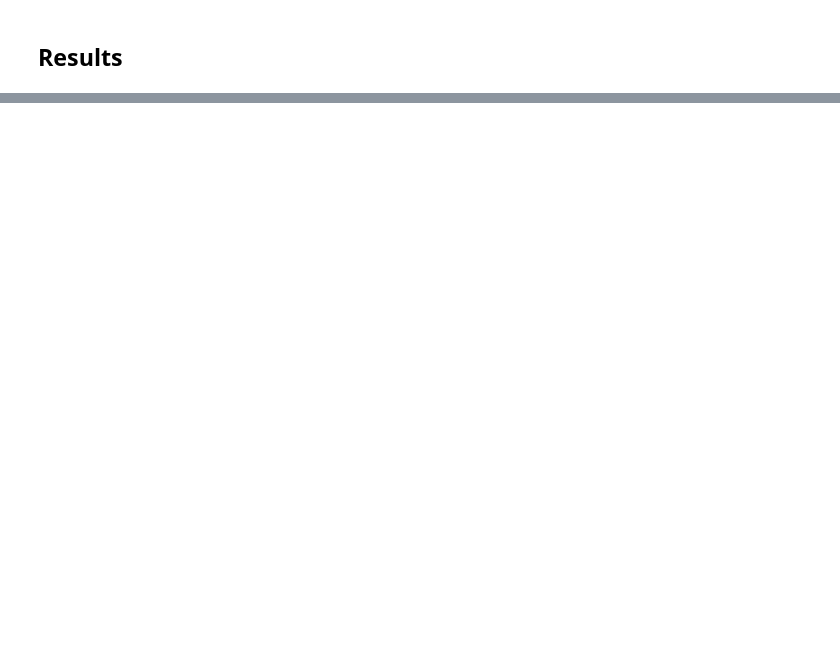
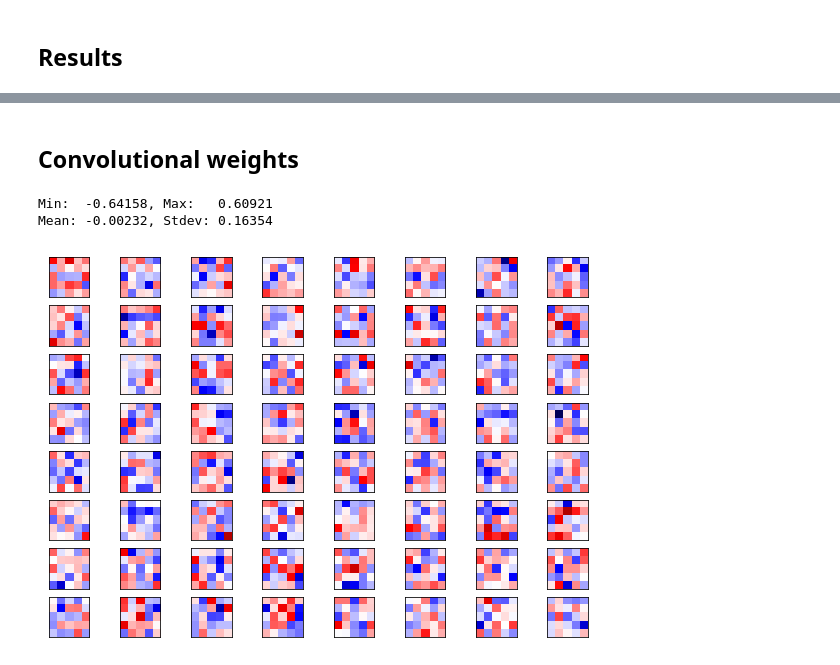
Before and after one commit to khvorov/tf-learn, a Jupyter notebook: cifar-10.ipynb, the cells around one changed output, grey strips where cells are left out. Saved outputs shown, nothing was run; the diff lists cells and outputs as text; code cells hidden in the pictures; blank space fills up the shorter version.

```diff
--- a/cifar-10.ipynb
+++ b/cifar-10.ipynb
@@ -373,0 +376,26 @@ def print_test_accuracy(show_example_errors=False, show_confusion_matrix=False):
+# %%
+def plot_conv_weights(weights, input_channel=0):
+    # retrieve values of weights
+    w = session.run(weights)
+
+    print('Min:  {0:.5f}, Max:   {1:.5f}'.format(w.min(), w.max()))
+    print('Mean: {0:.5f}, Stdev: {1:.5f}'.format(w.mean(), w.std()))
+
+    w_min = np.min(w)
+    w_max = np.max(w)
+    abs_max = max(abs(w_min), abs(w_max))
+
+    num_filters = w.shape[3]
+    num_grids = math.ceil(math.sqrt(num_filters))
+
+    fig, axes = plt.subplots(num_grids, num_grids)
+
+    for i, ax in enumerate(axes.flat):
+        if i < num_filters:
+            img = w[:, :, input_channel, i]
+            ax.imshow(img, vmin=-abs_max, vmax=abs_max,
+                      interpolation='nearest', cmap='seismic')
+        ax.set_xticks([])
+        ax.set_yticks([])
+
+    plt.show()
@@ -419,0 +471,8 @@ print_test_accuracy(show_example_errors=True, show_confusion_matrix=True)
+# %% [markdown]
+## Convolutional weights
+# %%
+plot_conv_weights(weights=weights_conv1, input_channel=0)
+# %% [output]
+Min:  -0.64158, Max:   0.60921
+Mean: -0.00232, Stdev: 0.16354
+[figure, added]
```
Also changed, not shown: parts of 16 cells of this notebook.
